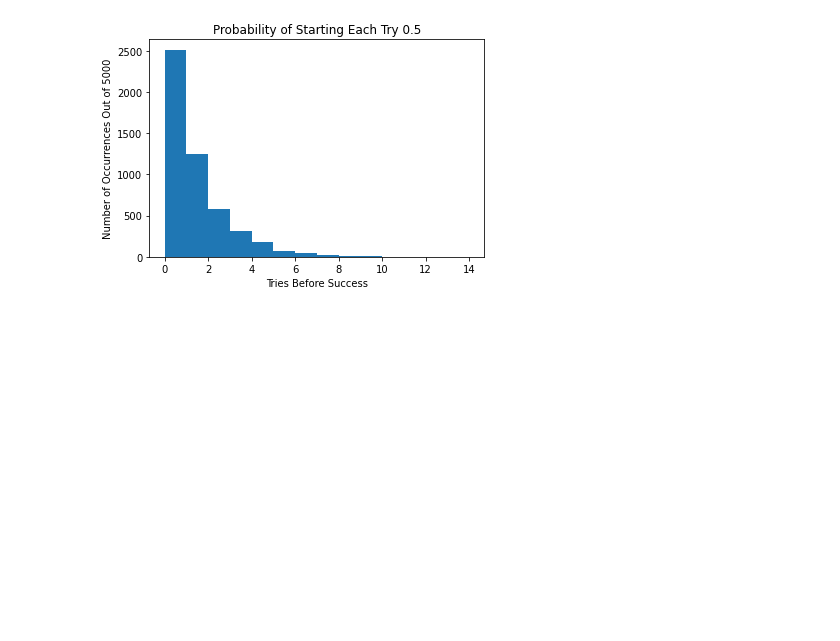
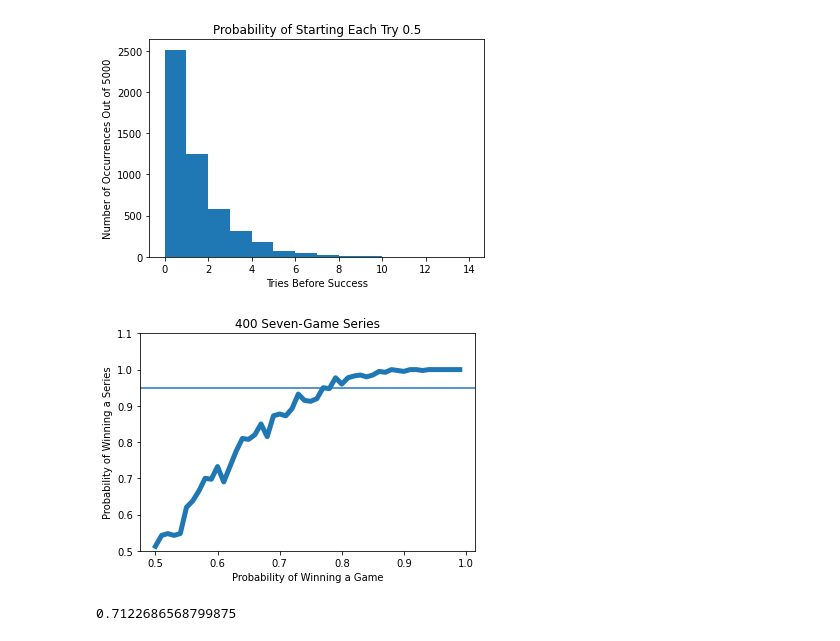
Before and after one commit to Kassaye52/IntrotoComputationwithPython, a Jupyter notebook: chapter12.ipynb, the cells around one changed output. Cells and saved outputs as stored; diff of their text form; code cells hidden in the pictures; blank space fills up the shorter version.

```diff
--- a/chapter12.ipynb
+++ b/chapter12.ipynb
@@ -363,3 +363,37 @@ pylab.title('Probability of Starting Each Try ' + str(probOfSuccess))
 # %% [output]
 Text(0.5, 1.0, 'Probability of Starting Each Try 0.5')
 [figure]
+# %%
+def playSeries(numGames, teamProb):
+    """Assumes numGames an odd integer,
+    teamProb a float between 0 and 1
+    Returns True if better team wins series"""
+    numWon = 0
+    for game in range(numGames):
+        if random.random() <= teamProb:
+            numWon += 1
+    return (numWon > numGames//2)
+
+def simSeries(numSeries):
+        prob = 0.5
+        fracWon = []
+        probs = []
+        while prob <= 1.0:
+            seriesWon = 0.0
+            for i in range(numSeries):
+                if playSeries(7, prob):
+                    seriesWon += 1
+            fracWon.append(seriesWon/numSeries)
+            probs.append(prob)
+            prob += 0.01
+
+        pylab.plot(probs, fracWon, linewidth = 5)
+        pylab.xlabel('Probability of Winning a Game')
+        pylab.ylabel('Probability of Winning a Series')
+        pylab.axhline(0.95)
+        pylab.ylim(0.5, 1.1)
+        pylab.title(str(numSeries) + ' Seven-Game Series')
+# %%
+simSeries(400)
+# %% [output]
+[figure, added]
@@ -365,0 +433,4 @@ Text(0.5, 1.0, 'Probability of Starting Each Try 0.5')
+# %%
+collisionProb(1000, 50)
+# %% [output]
+0.7122686568799875
```
Also changed, not shown: parts of 3 cells of this notebook.
